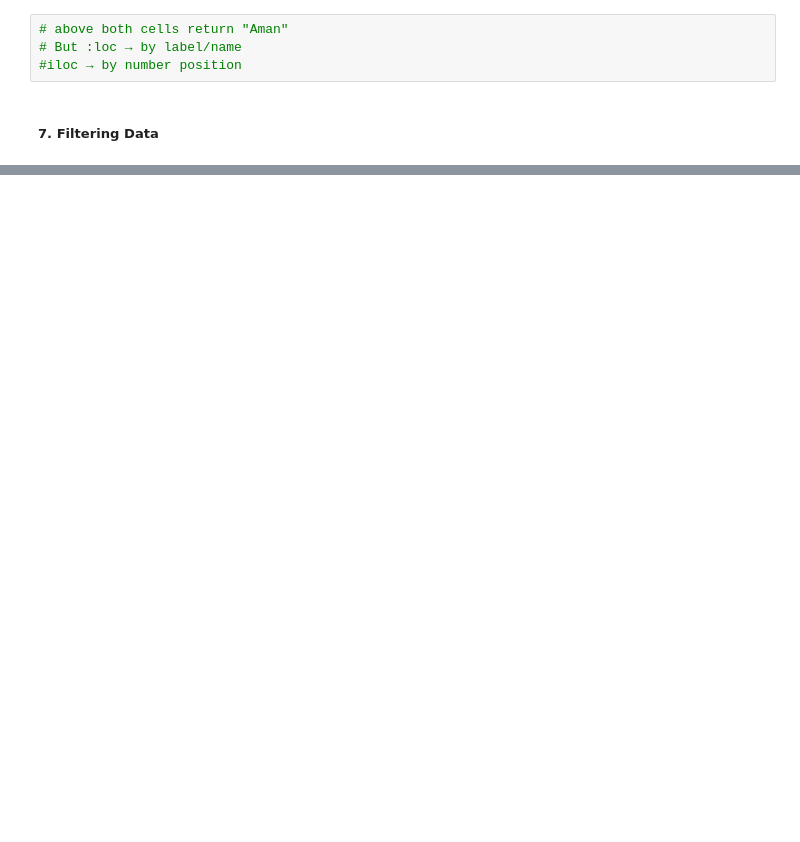
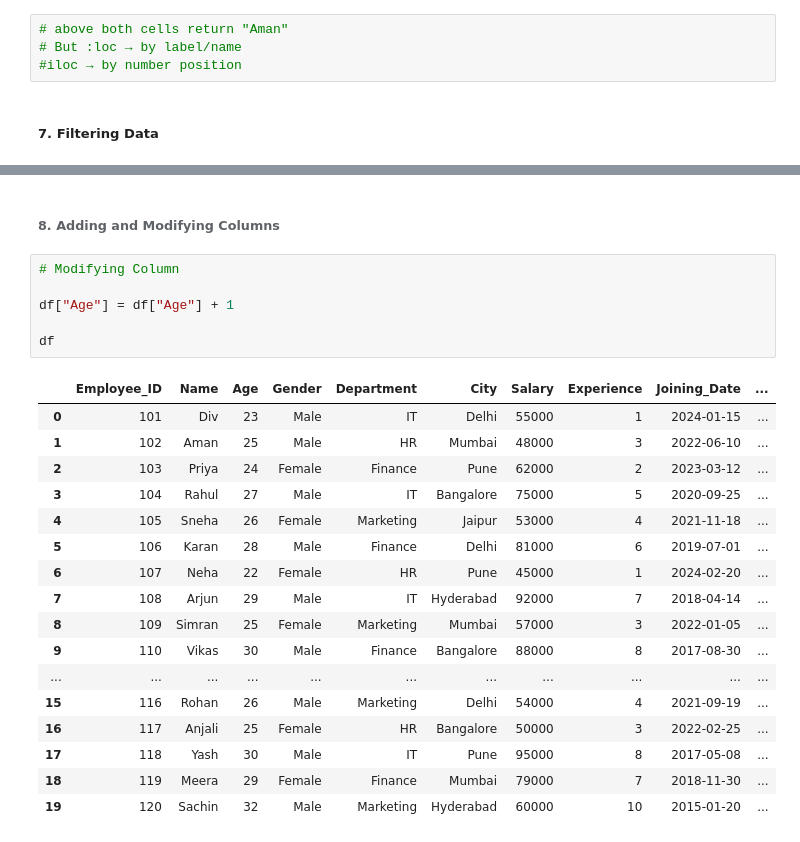
Before and after one commit to Divansh06/Ml_With_Python., a Jupyter notebook: pandas_2.ipynb, the cells around one changed output, grey strips where cells are left out. Saved outputs shown, nothing was run; the diff lists cells and outputs as text; blank space fills up the shorter version.

```diff
--- a/pandas_2.ipynb
+++ b/pandas_2.ipynb
@@ -39,0 +163,26 @@ df[(df["Age"] > 21) & (df["City"] == "Pune")]
+# %% [markdown]
+###### 8. Adding and Modifying Columns
+# %%
+# Modifying Column
+
+df["Age"] = df["Age"] + 1
+
+df
+# %% [output]
+|  | Employee_ID | Name | Age | Gender | Department | City | Salary | Experience | Joining_Date | ... |
+| 0 | 101 | Div | 23 | Male | IT | Delhi | 55000 | 1 | 2024-01-15 | ... |
+| 1 | 102 | Aman | 25 | Male | HR | Mumbai | 48000 | 3 | 2022-06-10 | ... |
+| 2 | 103 | Priya | 24 | Female | Finance | Pune | 62000 | 2 | 2023-03-12 | ... |
+| 3 | 104 | Rahul | 27 | Male | IT | Bangalore | 75000 | 5 | 2020-09-25 | ... |
+| 4 | 105 | Sneha | 26 | Female | Marketing | Jaipur | 53000 | 4 | 2021-11-18 | ... |
+| 5 | 106 | Karan | 28 | Male | Finance | Delhi | 81000 | 6 | 2019-07-01 | ... |
+| 6 | 107 | Neha | 22 | Female | HR | Pune | 45000 | 1 | 2024-02-20 | ... |
+| 7 | 108 | Arjun | 29 | Male | IT | Hyderabad | 92000 | 7 | 2018-04-14 | ... |
+| 8 | 109 | Simran | 25 | Female | Marketing | Mumbai | 57000 | 3 | 2022-01-05 | ... |
+| 9 | 110 | Vikas | 30 | Male | Finance | Bangalore | 88000 | 8 | 2017-08-30 | ... |
+| ... | ... | ... | ... | ... | ... | ... | ... | ... | ... | ... |
+| 15 | 116 | Rohan | 26 | Male | Marketing | Delhi | 54000 | 4 | 2021-09-19 | ... |
+| 16 | 117 | Anjali | 25 | Female | HR | Bangalore | 50000 | 3 | 2022-02-25 | ... |
+| 17 | 118 | Yash | 30 | Male | IT | Pune | 95000 | 8 | 2017-05-08 | ... |
+| 18 | 119 | Meera | 29 | Female | Finance | Mumbai | 79000 | 7 | 2018-11-30 | ... |
+| 19 | 120 | Sachin | 32 | Male | Marketing | Hyderabad | 60000 | 10 | 2015-01-20 | ... |
```
Also changed, not shown: parts of 12 cells of this notebook.
